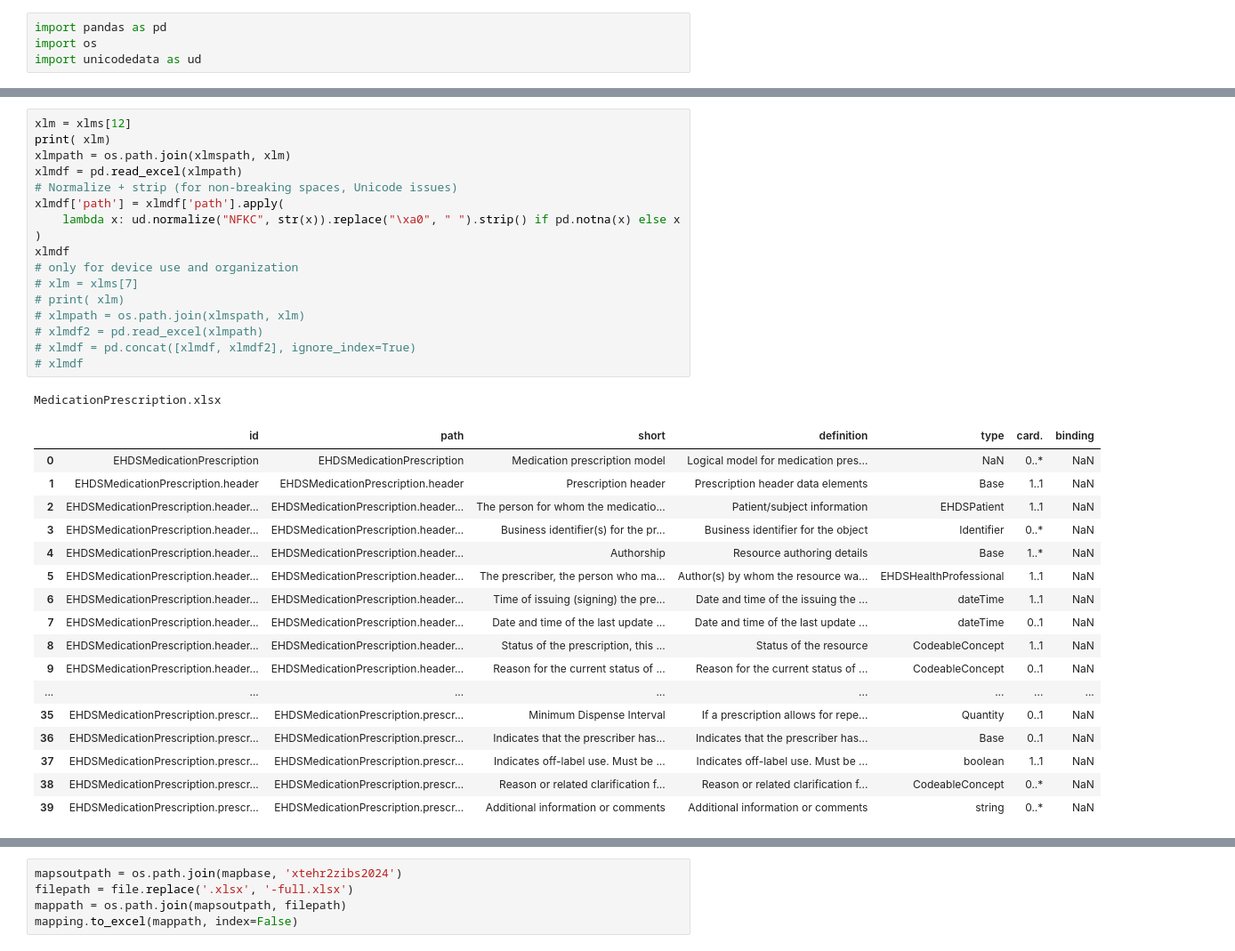
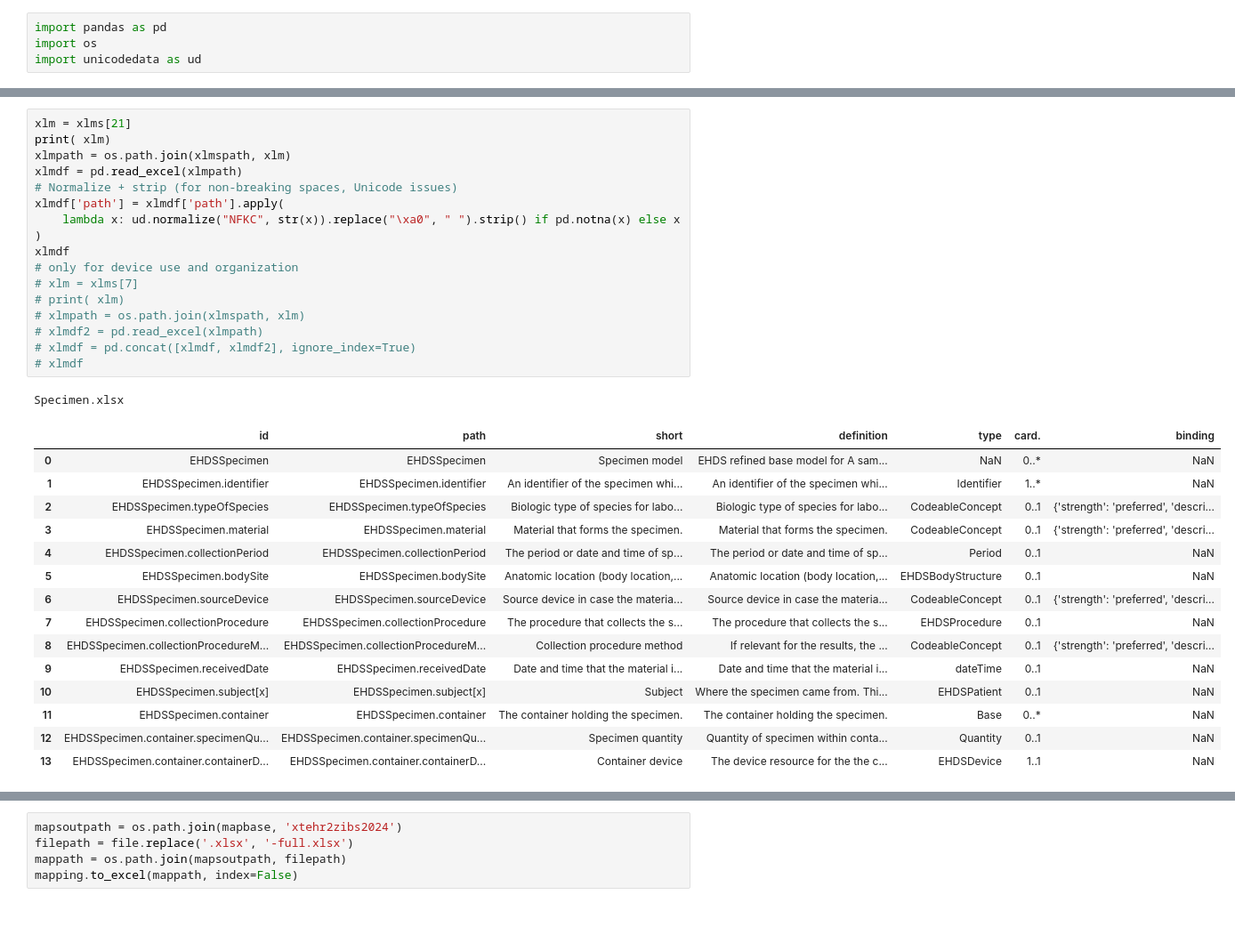
Before and after one commit to Nictiz/eu-nl-compared, a Jupyter notebook: mapping.ipynb, the cells around one changed output, grey strips where cells are left out. Shown at 89% size. Cells and saved outputs as stored; diff of their text form; blank space fills up the shorter version.

```diff
--- a/mapping.ipynb
+++ b/mapping.ipynb
@@ -81,39 +89,37 @@ xlms = os.listdir(xlmspath)
 # %%
-xlm = xlms[12]
+xlm = xlms[21]
 print( xlm)
 xlmpath = os.path.join(xlmspath, xlm)
 xlmdf = pd.read_excel(xlmpath)
 # Normalize + strip (for non-breaking spaces, Unicode issues)
 xlmdf['path'] = xlmdf['path'].apply(
     lambda x: ud.normalize("NFKC", str(x)).replace("\xa0", " ").strip() if pd.notna(x) else x
 )
 xlmdf
 # only for device use and organization
 # xlm = xlms[7]
 # print( xlm)
 # xlmpath = os.path.join(xlmspath, xlm)
 # xlmdf2 = pd.read_excel(xlmpath)
 # xlmdf = pd.concat([xlmdf, xlmdf2], ignore_index=True)
 # xlmdf
 # %% [output]
-MedicationPrescription.xlsx
+Specimen.xlsx
 |  | id | path | short | definition | type | card. | binding |
-| 0 | EHDSMedicationPrescription | EHDSMedicationPrescription | Medication prescription model | Logical model for medication pres... | NaN | 0..* | NaN |
-| 1 | EHDSMedicationPrescription.header | EHDSMedicationPrescription.header | Prescription header | Prescription header data elements | Base | 1..1 | NaN |
-| 2 | EHDSMedicationPrescription.header... | EHDSMedicationPrescription.header... | The person for whom the medicatio... | Patient/subject information | EHDSPatient | 1..1 | NaN |
-| 3 | EHDSMedicationPrescription.header... | EHDSMedicationPrescription.header... | Business identifier(s) for the pr... | Business identifier for the object | Identifier | 0..* | NaN |
-| 4 | EHDSMedicationPrescription.header... | EHDSMedicationPrescription.header... | Authorship | Resource authoring details | Base | 1..* | NaN |
-| 5 | EHDSMedicationPrescription.header... | EHDSMedicationPrescription.header... | The prescriber, the person who ma... | Author(s) by whom the resource wa... | EHDSHealthProfessional | 1..1 | NaN |
-| 6 | EHDSMedicationPrescription.header... | EHDSMedicationPrescription.header... | Time of issuing (signing) the pre... | Date and time of the issuing the ... | dateTime | 1..1 | NaN |
-| 7 | EHDSMedicationPrescription.header... | EHDSMedicationPrescription.header... | Date and time of the last update ... | Date and time of the last update ... | dateTime | 0..1 | NaN |
-| 8 | EHDSMedicationPrescription.header... | EHDSMedicationPrescription.header... | Status of the prescription, this ... | Status of the resource | CodeableConcept | 1..1 | NaN |
-| 9 | EHDSMedicationPrescription.header... | EHDSMedicationPrescription.header... | Reason for the current status of ... | Reason for the current status of ... | CodeableConcept | 0..1 | NaN |
-| ... | ... | ... | ... | ... | ... | ... | ... |
-| 35 | EHDSMedicationPrescription.prescr... | EHDSMedicationPrescription.prescr... | Minimum Dispense Interval | If a prescription allows for repe... | Quantity | 0..1 | NaN |
-| 36 | EHDSMedicationPrescription.prescr... | EHDSMedicationPrescription.prescr... | Indicates that the prescriber has... | Indicates that the prescriber has... | Base | 0..1 | NaN |
-| 37 | EHDSMedicationPrescription.prescr... | EHDSMedicationPrescription.prescr... | Indicates off-label use. Must be ... | Indicates off-label use. Must be ... | boolean | 1..1 | NaN |
-| 38 | EHDSMedicationPrescription.prescr... | EHDSMedicationPrescription.prescr... | Reason or related clarification f... | Reason or related clarification f... | CodeableConcept | 0..* | NaN |
-| 39 | EHDSMedicationPrescription.prescr... | EHDSMedicationPrescription.prescr... | Additional information or comments | Additional information or comments | string | 0..* | NaN |
+| 0 | EHDSSpecimen | EHDSSpecimen | Specimen model | EHDS refined base model for A sam... | NaN | 0..* | NaN |
+| 1 | EHDSSpecimen.identifier | EHDSSpecimen.identifier | An identifier of the specimen whi... | An identifier of the specimen whi... | Identifier | 1..* | NaN |
+| 2 | EHDSSpecimen.typeOfSpecies | EHDSSpecimen.typeOfSpecies | Biologic type of species for labo... | Biologic type of species for labo... | CodeableConcept | 0..1 | {'strength': 'preferred', 'descri... |
+| 3 | EHDSSpecimen.material | EHDSSpecimen.material | Material that forms the specimen. | Material that forms the specimen. | CodeableConcept | 0..1 | {'strength': 'preferred', 'descri... |
+| 4 | EHDSSpecimen.collectionPeriod | EHDSSpecimen.collectionPeriod | The period or date and time of sp... | The period or date and time of sp... | Period | 0..1 | NaN |
+| 5 | EHDSSpecimen.bodySite | EHDSSpecimen.bodySite | Anatomic location (body location,... | Anatomic location (body location,... | EHDSBodyStructure | 0..1 | NaN |
+| 6 | EHDSSpecimen.sourceDevice | EHDSSpecimen.sourceDevice | Source device in case the materia... | Source device in case the materia... | CodeableConcept | 0..1 | {'strength': 'preferred', 'descri... |
+| 7 | EHDSSpecimen.collectionProcedure | EHDSSpecimen.collectionProcedure | The procedure that collects the s... | The procedure that collects the s... | EHDSProcedure | 0..1 | NaN |
+| 8 | EHDSSpecimen.collectionProcedureM... | EHDSSpecimen.collectionProcedureM... | Collection procedure method | If relevant for the results, the ... | CodeableConcept | 0..1 | {'strength': 'preferred', 'descri... |
+| 9 | EHDSSpecimen.receivedDate | EHDSSpecimen.receivedDate | Date and time that the material i... | Date and time that the material i... | dateTime | 0..1 | NaN |
+| 10 | EHDSSpecimen.subject[x] | EHDSSpecimen.subject[x] | Subject | Where the specimen came from. Thi... | EHDSPatient | 0..1 | NaN |
+| 11 | EHDSSpecimen.container | EHDSSpecimen.container | The container holding the specimen. | The container holding the specimen. | Base | 0..* | NaN |
+| 12 | EHDSSpecimen.container.specimenQu... | EHDSSpecimen.container.specimenQu... | Specimen quantity | Quantity of specimen within conta... | Quantity | 0..1 | NaN |
+| 13 | EHDSSpecimen.container.containerD... | EHDSSpecimen.container.containerD... | Container device | The device resource for the the c... | EHDSDevice | 1..1 | NaN |
 # %%
 mapbase = 'maps'
 maps = os.listdir(mapbase)
```
Also changed, not shown: parts of 8 cells of this notebook, 11 other files.
